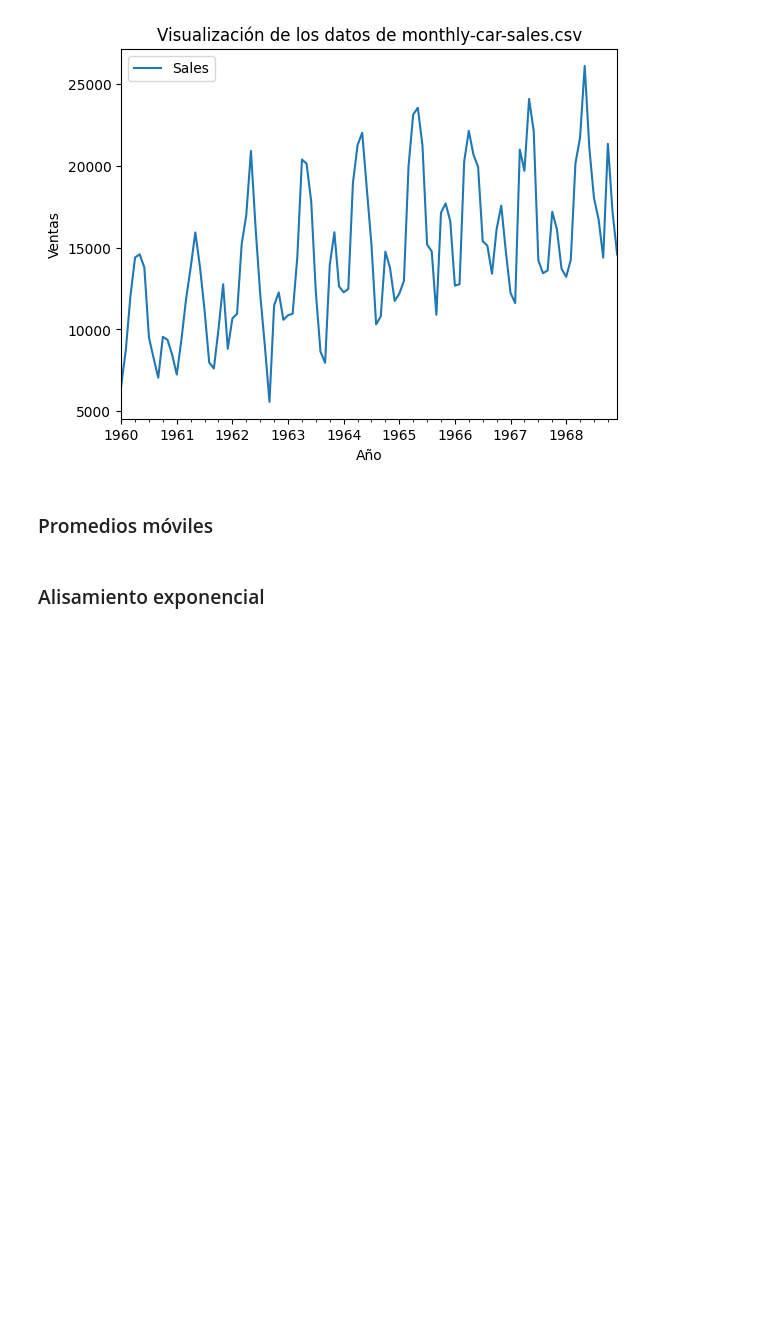
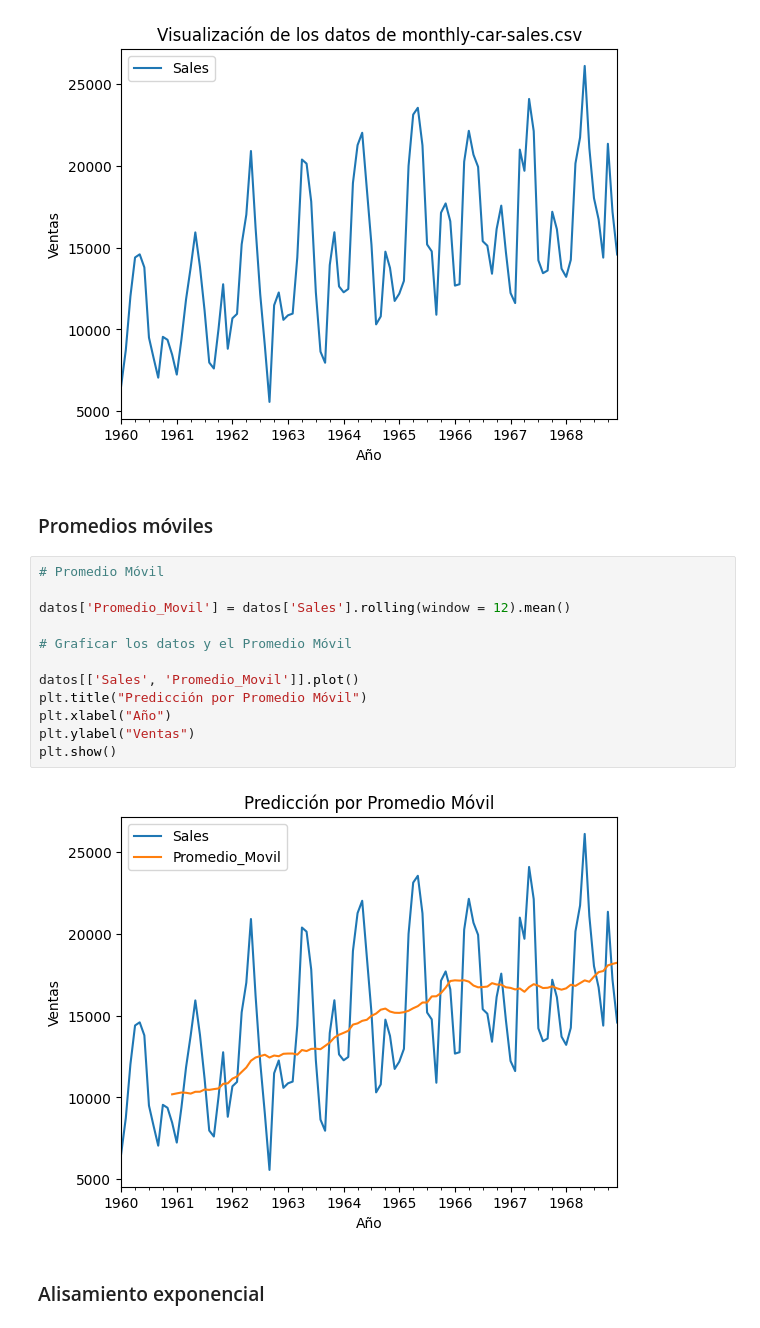
Before and after one commit to Its-Japo/DataScience, a Jupyter notebook: Lab1/main.ipynb, the cells around one changed output. Drawn from its saved outputs; the diff is of its cells as text; blank space fills up the shorter version.

Commit message:
Implementación de promedio móviles

```diff
--- a/Lab1/main.ipynb
+++ b/Lab1/main.ipynb
@@ -144,6 +144,20 @@ plt.show()
 [figure]
 # %% [markdown]
 ### Promedios móviles
+# %%
+# Promedio Móvil
+
+datos['Promedio_Movil'] = datos['Sales'].rolling(window = 12).mean()
+
+# Graficar los datos y el Promedio Móvil
+
+datos[['Sales', 'Promedio_Movil']].plot()
+plt.title("Predicción por Promedio Móvil")
+plt.xlabel("Año")
+plt.ylabel("Ventas")
+plt.show()
+# %% [output]
+[figure, added]
 # %% [markdown]
 ### Alisamiento exponencial
 # %% [markdown]
```
Also changed, not shown: parts of 2 cells of this notebook.
